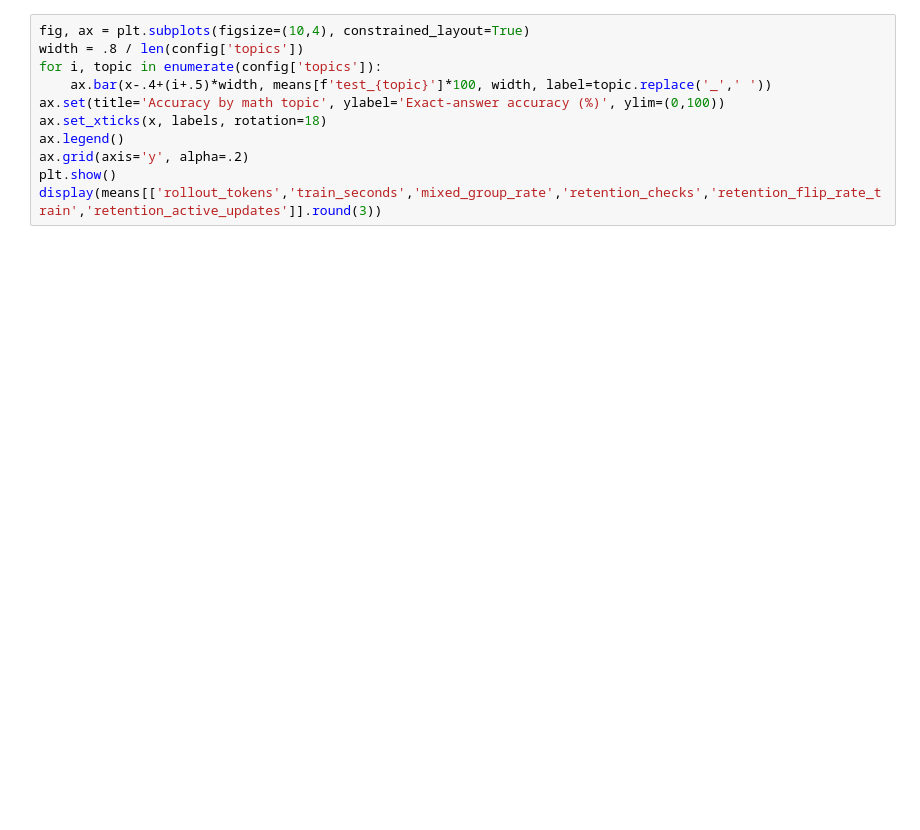
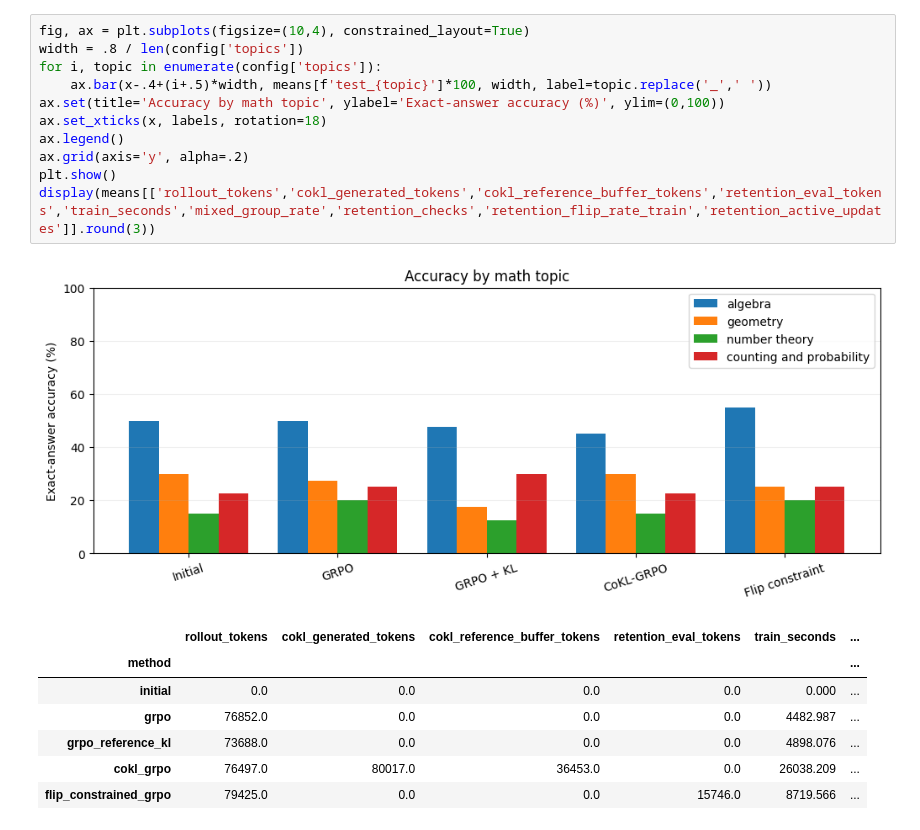
Before and after one commit to longbui125/UNDONE-MATH-post-training-with-a-flip-rate-constraint, a Jupyter notebook: visualize_results.ipynb, the cells around one changed output. Saved outputs shown, nothing was run; the diff lists cells and outputs as text; blank space fills up the shorter version.

```diff
--- a/visualize_results.ipynb
+++ b/visualize_results.ipynb
@@ -84,14 +106,23 @@ plt.show()
 # %%
 fig, ax = plt.subplots(figsize=(10,4), constrained_layout=True)
 width = .8 / len(config['topics'])
 for i, topic in enumerate(config['topics']):
     ax.bar(x-.4+(i+.5)*width, means[f'test_{topic}']*100, width, label=topic.replace('_',' '))
 ax.set(title='Accuracy by math topic', ylabel='Exact-answer accuracy (%)', ylim=(0,100))
 ax.set_xticks(x, labels, rotation=18)
 ax.legend()
 ax.grid(axis='y', alpha=.2)
 plt.show()
-display(means[['rollout_tokens','train_seconds','mixed_group_rate','retention_checks','retention_flip_rate_train','retention_active_updates']].round(3))
+display(means[['rollout_tokens','cokl_generated_tokens','cokl_reference_buffer_tokens','retention_eval_tokens','train_seconds','mixed_group_rate','retention_checks','retention_flip_rate_train','retention_active_updates']].round(3))
+# %% [output]
+[figure, added]
+|  | rollout_tokens | cokl_generated_tokens | cokl_reference_buffer_tokens | retention_eval_tokens | train_seconds | ... |
+| method |  |  |  |  |  | ... |
+| initial | 0.0 | 0.0 | 0.0 | 0.0 | 0.000 | ... |
+| grpo | 76852.0 | 0.0 | 0.0 | 0.0 | 4482.987 | ... |
+| grpo_reference_kl | 73688.0 | 0.0 | 0.0 | 0.0 | 4898.076 | ... |
+| cokl_grpo | 76497.0 | 80017.0 | 36453.0 | 0.0 | 26038.209 | ... |
+| flip_constrained_grpo | 79425.0 | 0.0 | 0.0 | 15746.0 | 8719.566 | ... |
 # %%
 # Held-out correct-to-wrong rate is conditional on the initial model being correct.
 # Each panel shows its denominator so small-topic percentages are not mistaken for strong evidence.
```
Also changed, not shown: parts of 8 cells of this notebook, 20 other files.
